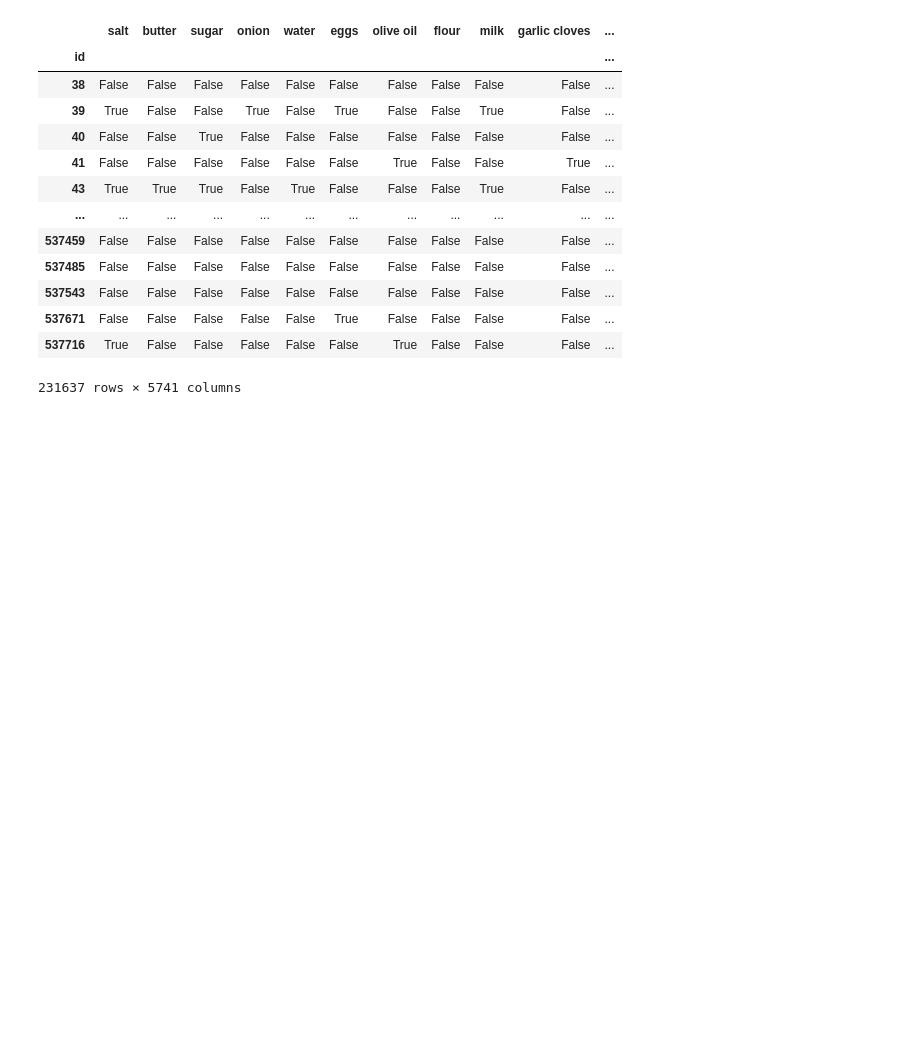
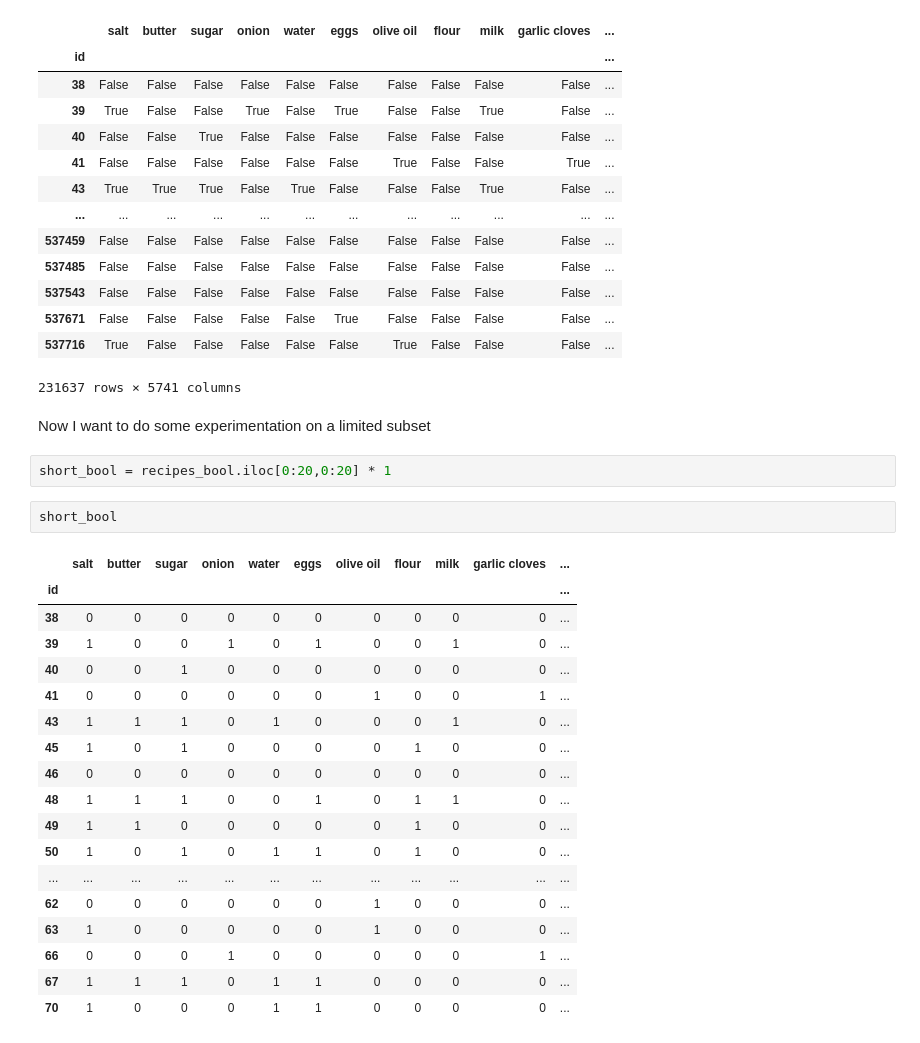
Before and after one commit to lorenzomad/foodMapping, a Jupyter notebook: foodMap.ipynb, the cells around one changed output. Drawn from its saved outputs; the diff is of its cells as text; blank space fills up the shorter version.

```diff
--- a/foodMap.ipynb
+++ b/foodMap.ipynb
@@ -174,3 +177,28 @@ recipes_bool
 | 537671 | False | False | False | False | False | True | False | False | False | False | ... |
 | 537716 | True | False | False | False | False | False | True | False | False | False | ... |
 231637 rows × 5741 columns
+# %% [markdown]
+Now I want to do some experimentation on a limited subset
+# %%
+short_bool = recipes_bool.iloc[0:20,0:20] * 1
+# %%
+short_bool
+# %% [output]
+|  | salt | butter | sugar | onion | water | eggs | olive oil | flour | milk | garlic cloves | ... |
+| id |  |  |  |  |  |  |  |  |  |  | ... |
+| 38 | 0 | 0 | 0 | 0 | 0 | 0 | 0 | 0 | 0 | 0 | ... |
+| 39 | 1 | 0 | 0 | 1 | 0 | 1 | 0 | 0 | 1 | 0 | ... |
+| 40 | 0 | 0 | 1 | 0 | 0 | 0 | 0 | 0 | 0 | 0 | ... |
+| 41 | 0 | 0 | 0 | 0 | 0 | 0 | 1 | 0 | 0 | 1 | ... |
+| 43 | 1 | 1 | 1 | 0 | 1 | 0 | 0 | 0 | 1 | 0 | ... |
+| 45 | 1 | 0 | 1 | 0 | 0 | 0 | 0 | 1 | 0 | 0 | ... |
+| 46 | 0 | 0 | 0 | 0 | 0 | 0 | 0 | 0 | 0 | 0 | ... |
+| 48 | 1 | 1 | 1 | 0 | 0 | 1 | 0 | 1 | 1 | 0 | ... |
+| 49 | 1 | 1 | 0 | 0 | 0 | 0 | 0 | 1 | 0 | 0 | ... |
+| 50 | 1 | 0 | 1 | 0 | 1 | 1 | 0 | 1 | 0 | 0 | ... |
+| ... | ... | ... | ... | ... | ... | ... | ... | ... | ... | ... | ... |
+| 62 | 0 | 0 | 0 | 0 | 0 | 0 | 1 | 0 | 0 | 0 | ... |
+| 63 | 1 | 0 | 0 | 0 | 0 | 0 | 1 | 0 | 0 | 0 | ... |
+| 66 | 0 | 0 | 0 | 1 | 0 | 0 | 0 | 0 | 0 | 1 | ... |
+| 67 | 1 | 1 | 1 | 0 | 1 | 1 | 0 | 0 | 0 | 0 | ... |
+| 70 | 1 | 0 | 0 | 0 | 1 | 1 | 0 | 0 | 0 | 0 | ... |
```
Also changed, not shown: parts of 15 cells of this notebook.
